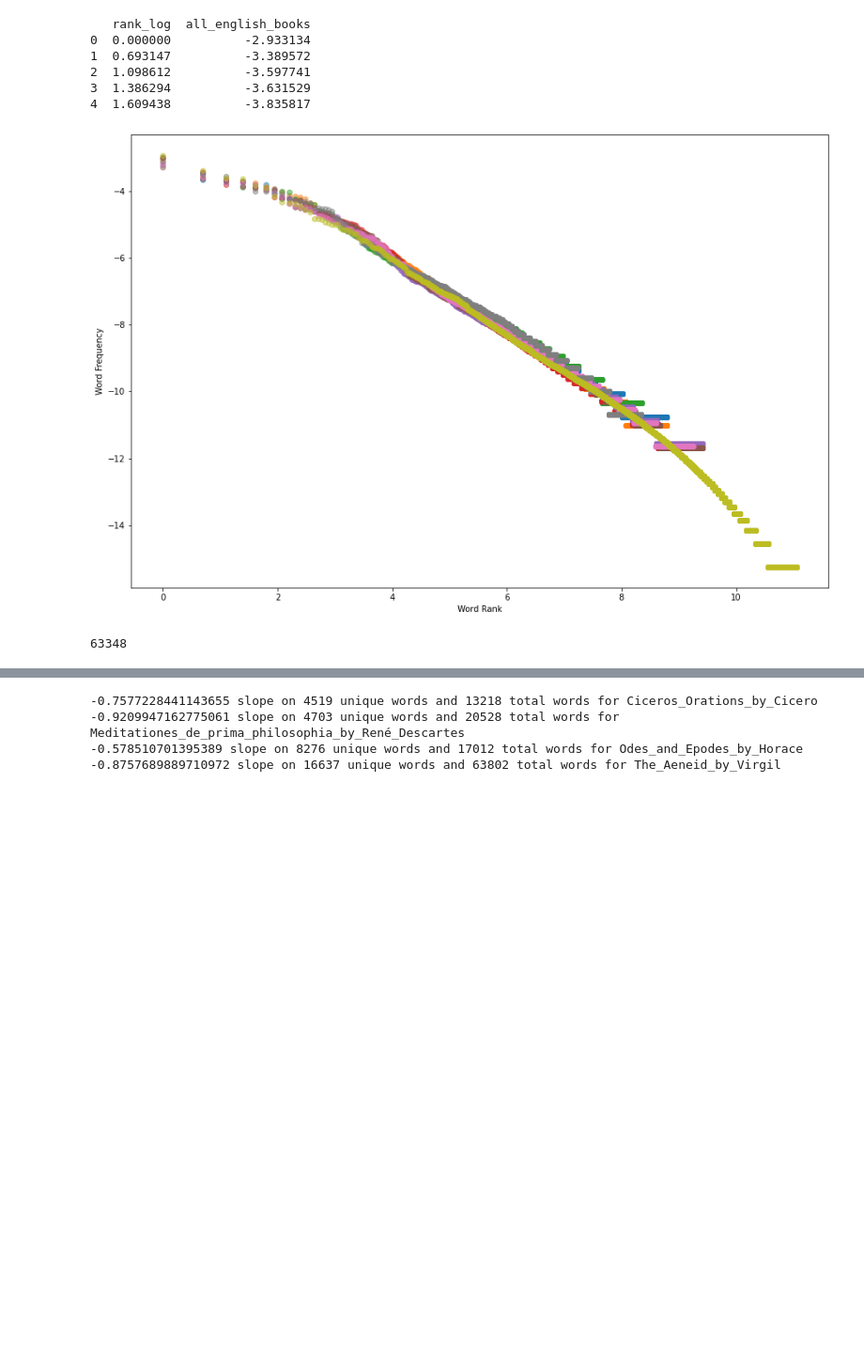
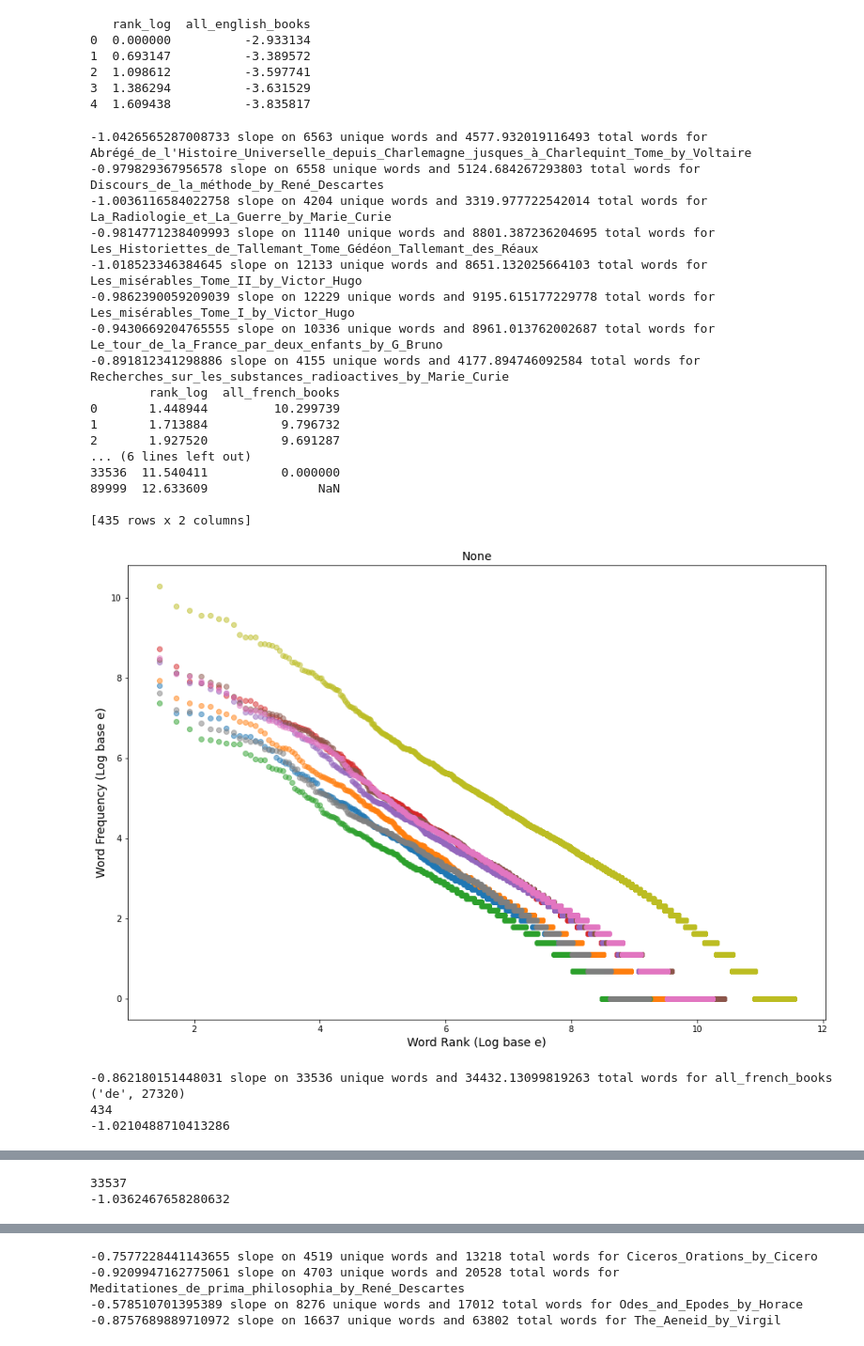
Before and after one commit to ccmerry/voynich_manuscript_text_analysis, a Jupyter notebook: book_analysis.ipynb, the cells around one changed output, grey strips where cells are left out. Shown at 94% size. Cells and saved outputs as stored; diff of their text form; code cells hidden in the pictures; blank space fills up the shorter version.

```diff
--- a/book_analysis.ipynb
+++ b/book_analysis.ipynb
@@ -284,7 +336,8 @@ def zipf_df(token_numbers,word_counts_df):
         #exp_rank_num = z_law_math(r)
         #exp_rank_num = (1/((r+1)**1))
         #log_name_list.append(math.log(exp_rank_num))
-        log_name_list.append(math.log(r))
+        exp_rank_num = (((r+2.7)**1.1))
+        log_name_list.append(math.log(exp_rank_num,2.7))
 
     column_name = ['rank_log']
     exp_word_df = pd.DataFrame(columns=column_name)
@@ -296,18 +349,20 @@ def zipf_df(token_numbers,word_counts_df):
         #total_words = total_u_words
         total_u_words = word_counts_df[b].count()
         book_exp_list = []
-
+        top_word = Counter(token_numbers[b]).most_common(1)[0]
+        print(top_word)
         book_df_header = [b]
         single_book_df = pd.DataFrame(columns=book_df_header)
 
-        for x in range(total_words):
+        for x in range(total_u_words):
             exp_rank_num = z_law_math(x)
             exp_r_n = (total_words*exp_rank_num)
             #exp_rank_num = total_words * (1/((x+2.7)**1))
             #book_exp_list.append(math.log(exp_rank_num))
             #book_exp_list.append((exp_rank_num))
             #book_exp_list.append(math.log(x+1))
-            book_exp_list.append(math.log(exp_rank_num))
+            #fretwo.append(math.log(exp_rank_num,2.7))
+            book_exp_list.append(math.log(exp_r_n,2.7)-2)
         #single_book_df[b] = book_exp_list[::-1]
         single_book_df[b] = book_exp_list
         exp_word_df = pd.concat([exp_word_df,single_book_df], axis=1)
@@ -316,19 +371,28 @@ def zipf_df(token_numbers,word_counts_df):
 def plot_exp_df(log_df, exp_df):
     plt.rcParams["figure.figsize"] = [12, 8]
     count = 0
+    for col in log_df.columns:
+        if count == 1:
+            log_df = log_df.drop_duplicates(subset=[col], keep='last')
+        count = count + 1
     max_row = log_df.iloc[:,1].count()
     print(max_row)
+    count = 0
     for col in log_df.columns:
         if count != 0:
             #plt.scatter(log_df.iloc[:,count]*-1, log_df.iloc[:,0], alpha=.5)
             plt.scatter(log_df.iloc[:,0], log_df.iloc[:,count], alpha=.5)
             #plt.scatter(log_df.iloc[:,count], log_df.iloc[:,0], alpha=.5)
-            plt.plot(exp_df.iloc[:max_row,0], exp_df.iloc[:max_row,count], color='black', linestyle='--', alpha=1, linewidth=2)
+            max_exp_row = exp_df.iloc[:,1].count()
+            plt.plot(exp_df.iloc[:max_exp_row,0], exp_df.iloc[:max_exp_row,count], color='black', linestyle='--', alpha=1, linewidth=2)
             #plt.scatter(fit_df.iloc[:,0], fit_df.iloc[:,count], alpha=.5)
+            theta, alpha = np.polyfit(log_df.iloc[:max_row,0], log_df.iloc[:max_row,count], 1)
+            print(theta)
+            plt.plot(log_df.iloc[:max_row,0], alpha + theta * log_df.iloc[:max_row,0], '-', color='black')
             #plt.plot(theta, alpha)
             #plt.plot(exp_df.iloc[:,0], 8 -1* exp_df.iloc[:,0], '-')
-            plt.xlabel("Log Word Rank")
-            plt.ylabel("Log Word Prob Frequency")
+            plt.xlabel("Log Word Rank (Log base e)")
+            plt.ylabel("Log Word Prob Frequency (Log base e)")
             #plt.ylim([-1, 10])
             #plt.scatter(exp_df.iloc[:,count], exp_df.iloc[:,0], alpha=.5)
             plt.show()
@@ -445,17 +971,46 @@ print(e_book_df.iloc[::-1, :])
 # %%
 f_book_d = create_book_dictionary('french_books')
 f_book_df = new_common_df(f_book_d)
 new_slope(f_book_df, f_book_d)
 plot_df(f_book_df)
 
 
 f_full_text = tokenize_dictionary(f_book_d)
-f_combine_test = combine_books_dictionary(f_book_d, "all_english_books")
-f_book_df = new_common_df(combine_test,90000)
+f_combine_test = combine_books_dictionary(f_book_d, "all_french_books")
+f_book_df = new_common_df(f_combine_test,90000)
 new_slope(f_book_df, f_combine_test,"yes")
 f_full_text = tokenize_dictionary(f_combine_test)
-f_expected_df = zipf_df(f_full_text,e_book_df)
+f_expected_df = zipf_df(f_full_text,f_book_df)
 plot_exp_df(f_book_df, f_expected_df)
+
+f_full_text = create_book_dictionary('french_books')
+f_justwords = dictionary_to_token(f_full_text)
+f_r_dict = ranked_dictionary(f_justwords)
+f_justwords = dictionary_to_token(f_combine_test)
+f_r_dict = ranked_dictionary(f_justwords)
+f_array_check = random_corpus(f_justwords, f_combine_test, 25)
+
+plot_rand(f_book_df, f_array_check['all_french_books'],"French Books")
 # %% [output]
+-1.0426565287008733 slope on 6563 unique words and 4577.932019116493 total words for Abrégé_de_l'Histoire_Universelle_depuis_Charlemagne_jusques_à_Charlequint_Tome_by_Voltaire
+-0.979829367956578 slope on 6558 unique words and 5124.684267293803 total words for Discours_de_la_méthode_by_René_Descartes
+-1.0036116584022758 slope on 4204 unique words and 3319.977722542014 total words for La_Radiologie_et_La_Guerre_by_Marie_Curie
+-0.9814771238409993 slope on 11140 unique words and 8801.387236204695 total words for Les_Historiettes_de_Tallemant_Tome_Gédéon_Tallemant_des_Réaux
+-1.018523346384645 slope on 12133 unique words and 8651.132025664103 total words for Les_misérables_Tome_II_by_Victor_Hugo
+-0.9862390059209039 slope on 12229 unique words and 9195.615177229778 total words for Les_misérables_Tome_I_by_Victor_Hugo
+-0.9430669204765555 slope on 10336 unique words and 8961.013762002687 total words for Le_tour_de_la_France_par_deux_enfants_by_G_Bruno
+-0.891812341298886 slope on 4155 unique words and 4177.894746092584 total words for Recherches_sur_les_substances_radioactives_by_Marie_Curie
+        rank_log  all_french_books
+0       1.448944         10.299739
+1       1.713884          9.796732
+2       1.927520          9.691287
+... (6 lines left out)
+33536  11.540411          0.000000
+89999  12.633609               NaN
+
+[435 rows x 2 columns]
-[figure, old version]
+[figure, new version]
-63348
+-0.862180151448031 slope on 33536 unique words and 34432.13099819263 total words for all_french_books
+('de', 27320)
+434
+-1.0210488710413286
@@ -462,0 +1018,2 @@ plot_exp_df(f_book_df, f_expected_df)
+33537
+-1.0362467658280632
```
Also changed, not shown: parts of 69 cells of this notebook.
